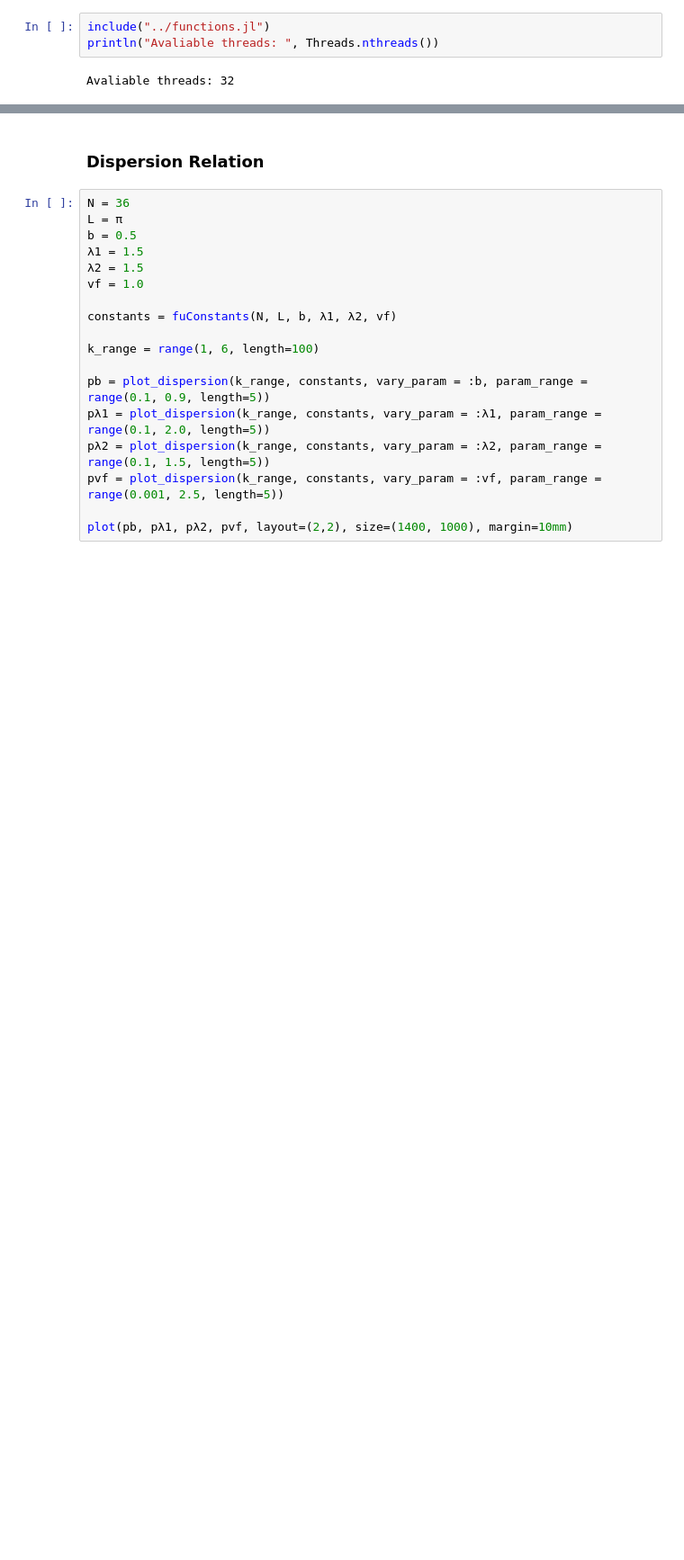
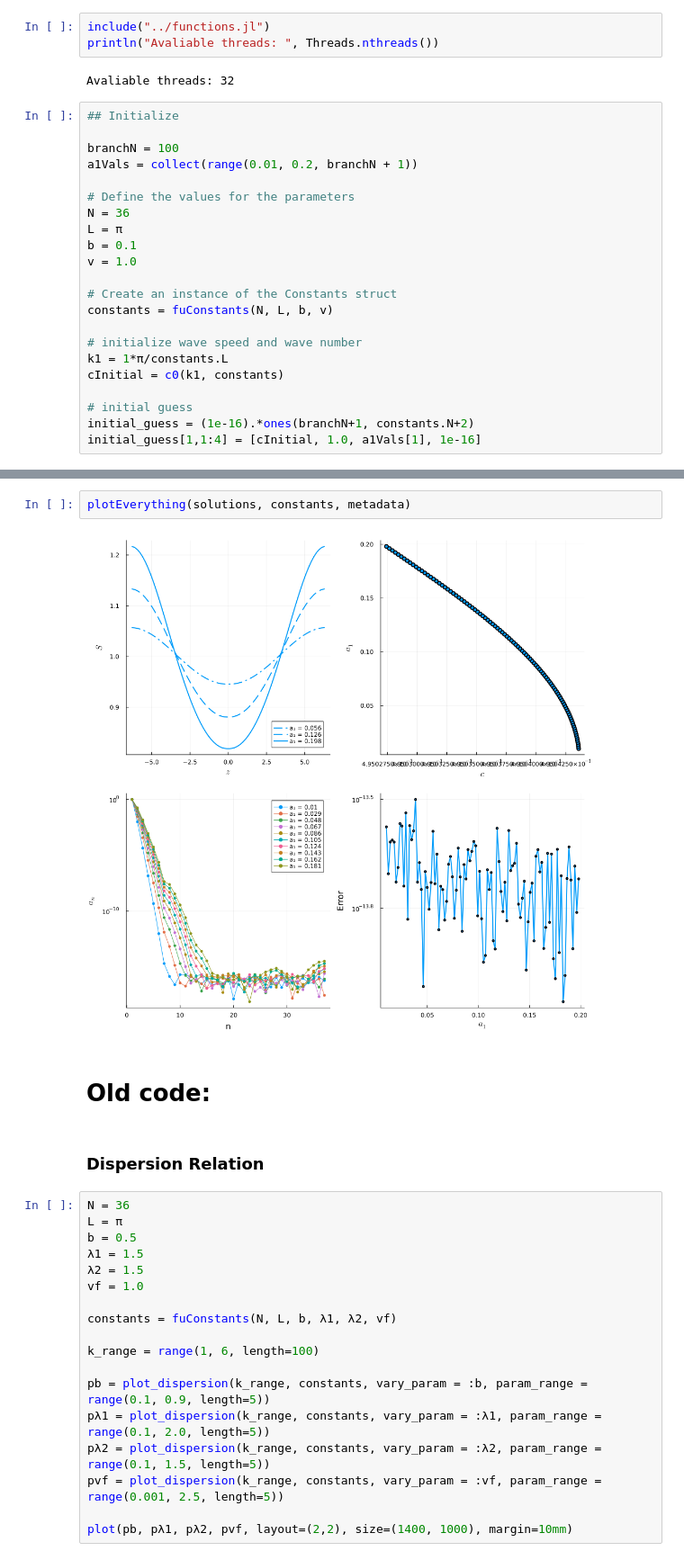
Before and after one commit to karnavr/kylindros, a Jupyter notebook: notebooks/fu.ipynb, the cells around one changed output, grey strips where cells are left out. Shown at 90% size. Cells and saved outputs as stored; diff of their text form; blank space fills up the shorter version.

```diff
--- a/notebooks/fu.ipynb
+++ b/notebooks/fu.ipynb
@@ -3,3 +3,25 @@ include("../functions.jl")
 println("Avaliable threads: ", Threads.nthreads())
 # %% [output]
 Avaliable threads: 32
+# %%
+## Initialize
+
+branchN = 100
+a1Vals = collect(range(0.01, 0.2, branchN + 1))
+
+# Define the values for the parameters
+N = 36
+L = π
+b = 0.1
+v = 1.0
+
+# Create an instance of the Constants struct
+constants = fuConstants(N, L, b, v)
+
+# initialize wave speed and wave number
+k1 = 1*π/constants.L
+cInitial = c0(k1, constants)
+
+# initial guess
+initial_guess = (1e-16).*ones(branchN+1, constants.N+2)
+initial_guess[1,1:4] = [cInitial, 1.0, a1Vals[1], 1e-16]
@@ -6,3 +50,9 @@ Avaliable threads: 32
+# %%
+plotEverything(solutions, constants, metadata)
+# %% [output]
+[figure, added]
+# %% [markdown]
+# Old code:
 # %% [markdown]
 ### **Dispersion Relation**
 # %%
```
Also changed, not shown: parts of 2 cells of this notebook, 4 other files.
